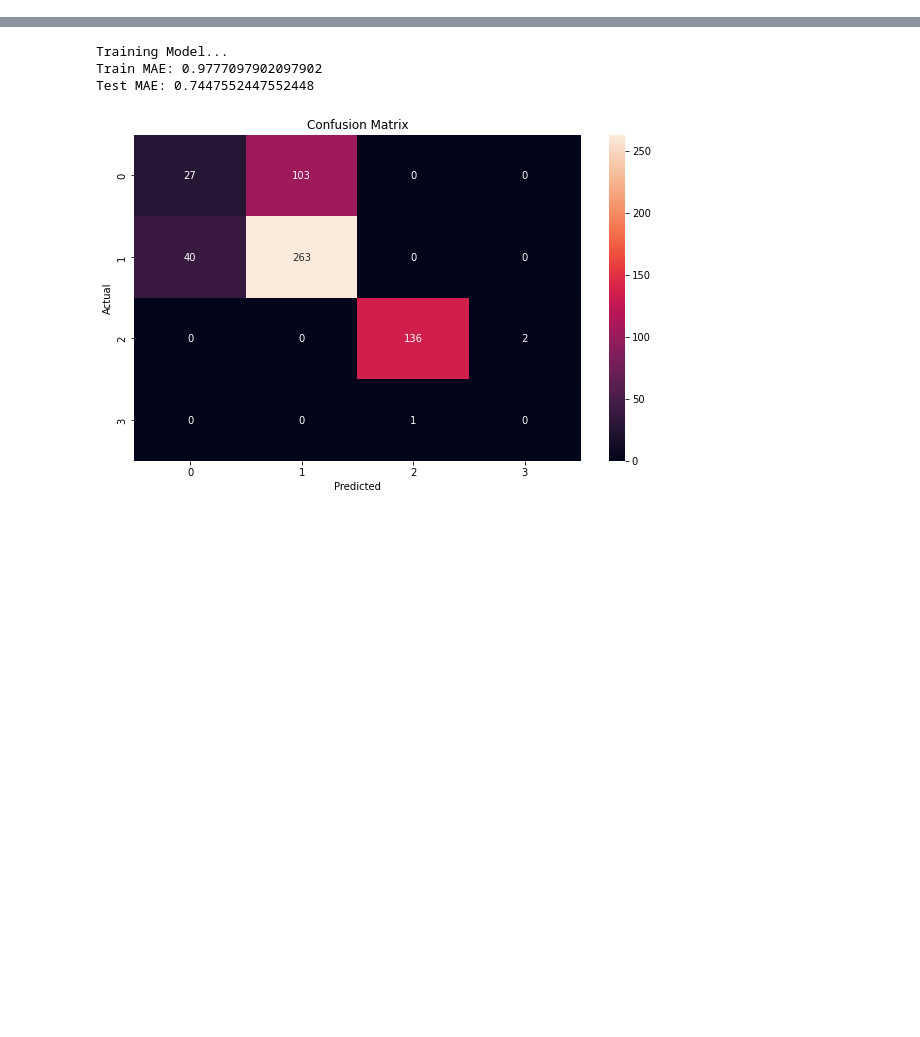
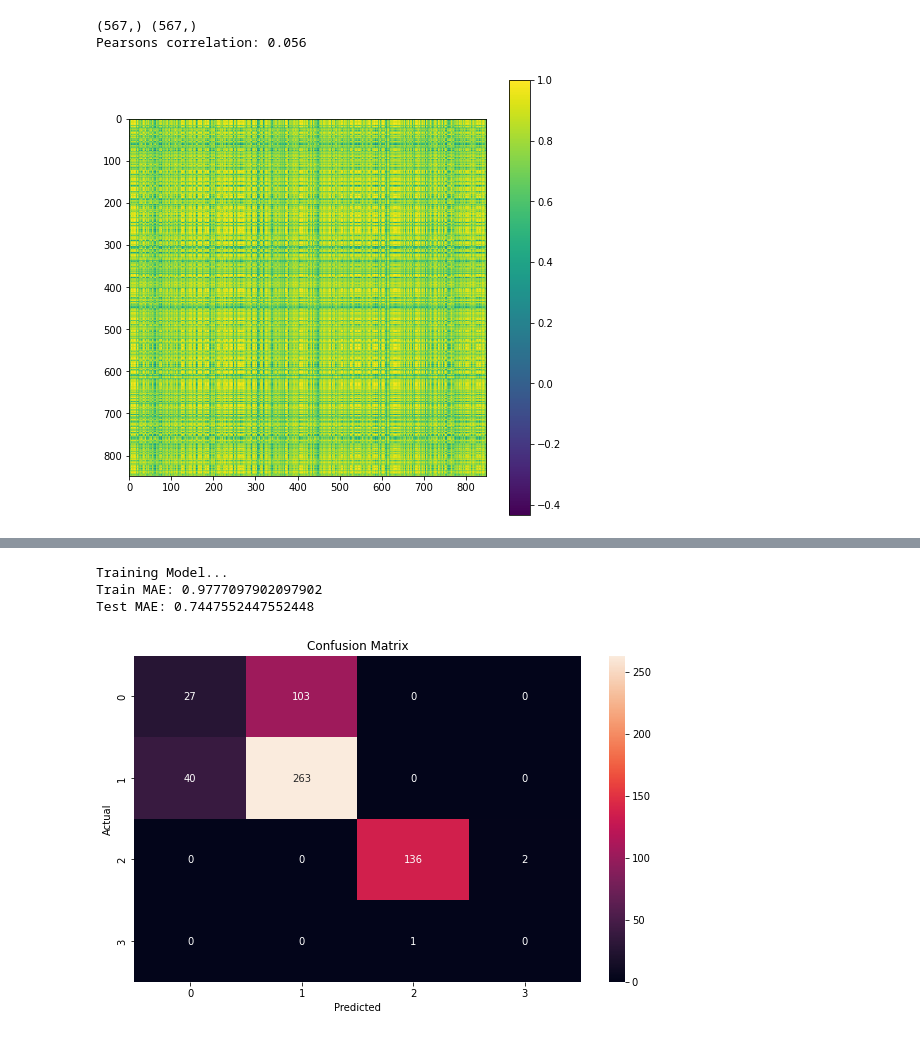
Before and after one commit to KeeganCK/SENG474Project, a Jupyter notebook: Project_V3/process.ipynb, the cells around one changed output, grey strips where cells are left out. Drawn from its saved outputs; the diff is of its cells as text; code cells hidden in the pictures; blank space fills up the shorter version.

```diff
--- a/Project_V3/process.ipynb
+++ b/Project_V3/process.ipynb
@@ -112,0 +190,69 @@ Name: name, dtype: object
+# %%
+from sklearn.discriminant_analysis import LinearDiscriminantAnalysis as LDA
+from scipy.stats import pearsonr
+from sklearn.metrics import confusion_matrix, accuracy_score
+
+import plotly.graph_objects as go
+n_components = 2
+
+pca = TruncatedSVD(n_components=n_components)
+
+def plot_2d(component1, component2):
+
+    fig = go.Figure(data=go.Scatter(
+        x = component1,
+        y = component2,
+        mode='markers',
+        marker=dict(
+            size=10,
+            color=train_y, #set color equal to a variable
+            showscale=True,
+            line_width=1
+        )
+    ))
+    fig.update_layout(margin=dict( l=100,r=100,b=100,t=100),width=1200,height=700)
+
+    fig.show()
+
+def plot_3d(component1,component2,component3):
+    fig = go.Figure(data=[go.Scatter3d(
+        x=component1,
+        y=component2,
+        z=component3,
+        mode='markers',
+        marker=dict(
+            size=10,
+            color=train_y,
+            opacity=1,
+            line_width=1
+        )
+    )])
+    fig.update_layout(width=1200,height=800)
+
+    fig.show()
+
+
+train_X = pca.fit_transform(train_X)
+test_X = pca.transform(test_X)
+
+from sklearn.linear_model import LogisticRegression
+classifier = LogisticRegression(random_state = 0)
+classifier.fit(train_X, train_y)
+y_pred = classifier.predict(test_X)
+
+print(y_pred.shape,test_y.shape)
+cosine_sim = cosine_similarity(train_X, train_X)
+
+plt.imshow(cosine_sim,)
+plt.colorbar()
+cm = confusion_matrix(test_y, y_pred)
+corr, _ = pearsonr(test_y, y_pred)
+print('Pearsons correlation: %.3f' % corr)
+accuracy_score(test_y,y_pred)
+
+
+plot_2d(train_X[:, 0],train_X[:, 1])
+# %% [output]
+(567,) (567,)
+Pearsons correlation: 0.056
+[figure, added]
```
Also changed, not shown: parts of 24 cells of this notebook.
